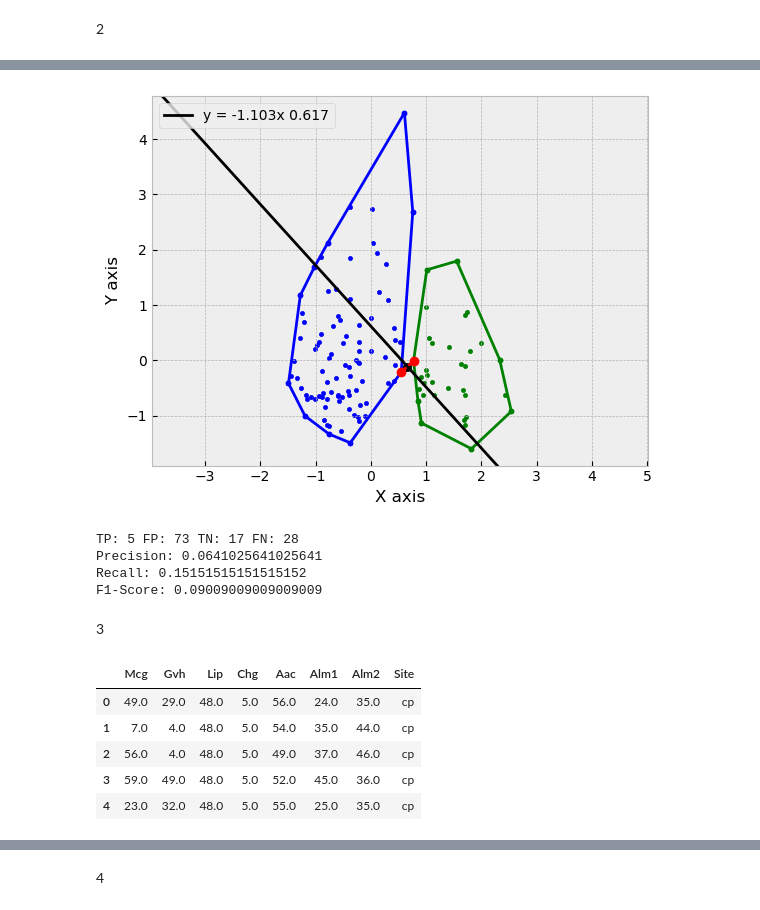
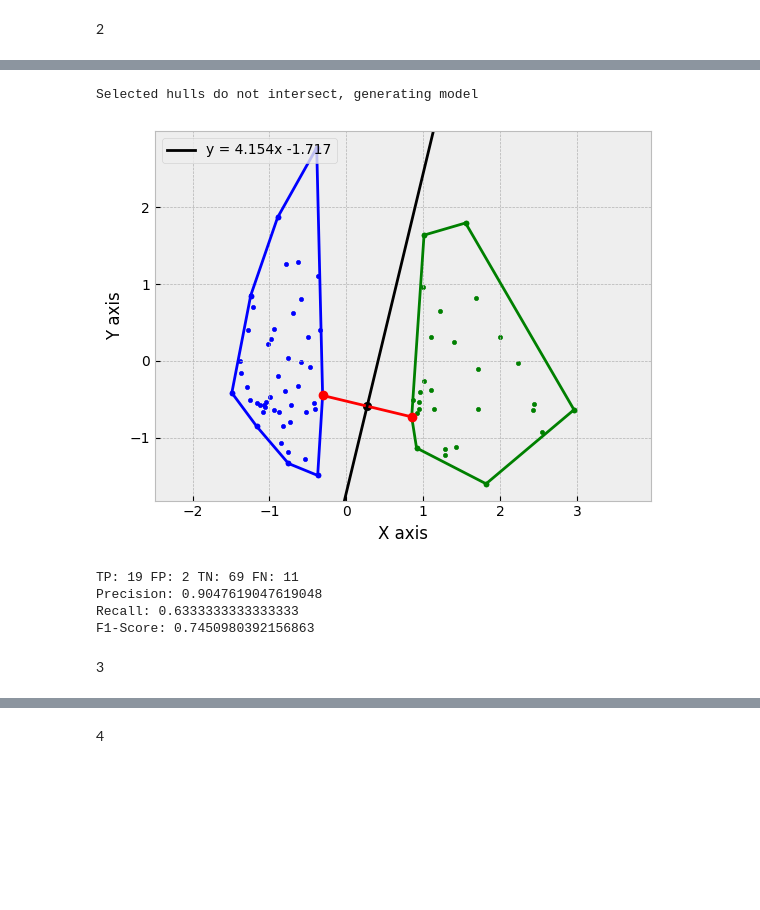
Before and after one commit to probablygab/2d-linear-classifier, a Jupyter notebook: tp1_alg2.ipynb, the cells around one changed output, grey strips where cells are left out. Cells and saved outputs as stored; diff of their text form; code cells hidden in the pictures; blank space fills up the shorter version.

```diff
--- a/tp1_alg2.ipynb
+++ b/tp1_alg2.ipynb
@@ -419,6 +419,8 @@ def getDirection(p0, p1, p2):
 TURN_LEFT  = ANTI_CLOCKWISE = -1
 TURN_RIGHT = CLOCKWISE      = 1
 NO_CHANGE  = COLINEAR       = 0
+X_AXIS     = 0
+Y_AXIS     = 1
 # %%
 # BASIC LINE GEOMETRY
 
@@ -850,9 +883,24 @@ def separateDatabaseByTarget(database, databaseTarget, targetId):
 # %%
+def checkInnerHull(hull1, hull2):
+    for j in range(len(hull2) - 1):
+        for i in range(len(hull1)):
+            if getOrientation(hull1[i], hull2[j], hull2[j+1]) == ANTI_CLOCKWISE:
+                return True
+
+    return False
+
 def generateModelAndPlot(trainingData, trainingDataLabel, targetLabelId):
     dataLabel, labelTarget, dataDiff, diffTarget = separateDatabaseByTarget(trainingData, trainingDataLabel, targetLabelId)
 
     labelSeg, labelPoints = grahamScan([x for x in dataLabel])
     diffSeg, diffPoints = grahamScan([x for x in dataDiff])
+
+    hullsIntersect = linearSweeping(labelSeg + diffSeg, True)
+    if hullsIntersect:
+        print(f"Selected hulls intersect for target ID {targetLabelId}. Unable to generate model due to data being inseparable")
+        return
+    else:
+        print("Selected hulls do not intersect, generating model")
 
     plotConvexHull([x for x in dataLabel], labelSeg, marker='.', color='green')
     plotConvexHull([x for x in dataDiff], diffSeg, marker='.')
@@ -865,7 +913,7 @@ def generateModelAndPlot(trainingData, trainingDataLabel, targetLabelId):
 
     plotLineFromEquation(slope, intercept, xMiddle, yMiddle, color='black')
 
-    return slope, intercept, labelPoints, diffPoints
+    return slope, intercept
 # %%
 def runModelAndGetMetrics(database, databaseTarget, targetId, targetIdOrientation, eqSlope, eqIntercept):
     testTarget = []
@@ -1004,0 +1056,4 @@ plotConvexHullDatabases(wineTargetFilter, wine2D)
+# %%
+trainingData, trainingDataLabel, testData, testDataLabel = generateTrainingAndTestingDataFiltered(wine2D, wineTarget, X_AXIS, -0.3, 0.8)
+
+plotConvexHullDatabases(trainingDataLabel, trainingData)
@@ -1005,33 +1062,21 @@ plotConvexHullDatabases(wineTargetFilter, wine2D)
 # %%
-trainingData, trainingDataLabel, testData, testDataLabel = generateTrainingAndTestingData(wine2D, wineTargetFilter)
-
 targetToBeSeparated = 0
 
-slope, intercept, _,  _ = generateModelAndPlot(trainingData, trainingDataLabel, targetLabelId=targetToBeSeparated)
+slope, intercept = generateModelAndPlot(trainingData, trainingDataLabel, targetToBeSeparated)
 # %% [output]
+Selected hulls do not intersect, generating model
-[figure, old version]
+[figure, new version]
 # %%
-precision, recall, f1 = runModelAndGetMetrics(trainingData, trainingDataLabel, targetToBeSeparated, CLOCKWISE, slope, intercept)
+precision, recall, f1 = runModelAndGetMetrics(testData, testDataLabel, targetToBeSeparated, CLOCKWISE, slope, intercept)
 
-print("Precision:", precision)
-print("Recall:", recall)
-print("F1-Score:", f1)
+print(f"Precision: {precision:1f} %")
+print(f"Recall: {recall:1f} %")
+print(f"F1-Score: {f1:1f} %")
 # %% [output]
-TP: 5 FP: 73 TN: 17 FN: 28
-Precision: 0.0641025641025641
-Recall: 0.15151515151515152
-F1-Score: 0.09009009009009009
+TP: 19 FP: 2 TN: 69 FN: 11
+Precision: 0.9047619047619048
+Recall: 0.6333333333333333
+F1-Score: 0.7450980392156863
 # %% [markdown]
 3
-# %%
-df = pd.read_csv("datasets/ecoli.csv")
-
-df.head()
-# %% [output]
-|  | Mcg | Gvh | Lip | Chg | Aac | Alm1 | Alm2 | Site |
-| 0 | 49.0 | 29.0 | 48.0 | 5.0 | 56.0 | 24.0 | 35.0 | cp |
-| 1 | 7.0 | 4.0 | 48.0 | 5.0 | 54.0 | 35.0 | 44.0 | cp |
-| 2 | 56.0 | 4.0 | 48.0 | 5.0 | 49.0 | 37.0 | 46.0 | cp |
-| 3 | 59.0 | 49.0 | 48.0 | 5.0 | 52.0 | 45.0 | 36.0 | cp |
-| 4 | 23.0 | 32.0 | 48.0 | 5.0 | 55.0 | 25.0 | 35.0 | cp |
 # %%
```
Also changed, not shown: parts of 40 cells of this notebook, 1 other file.
